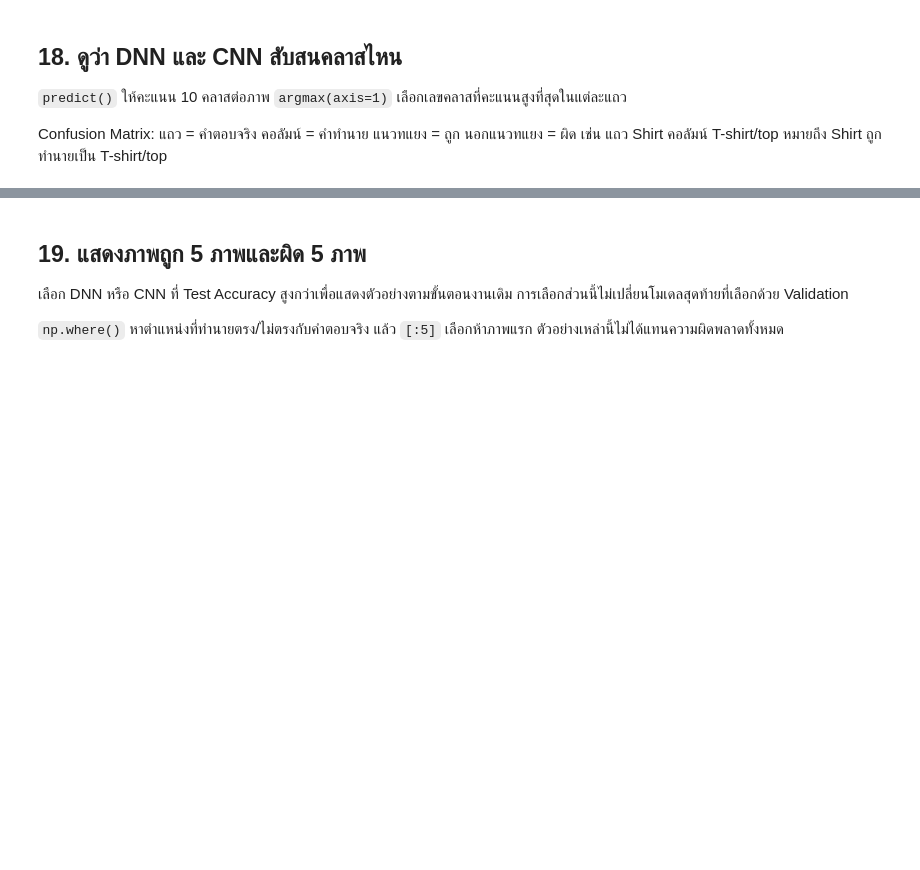
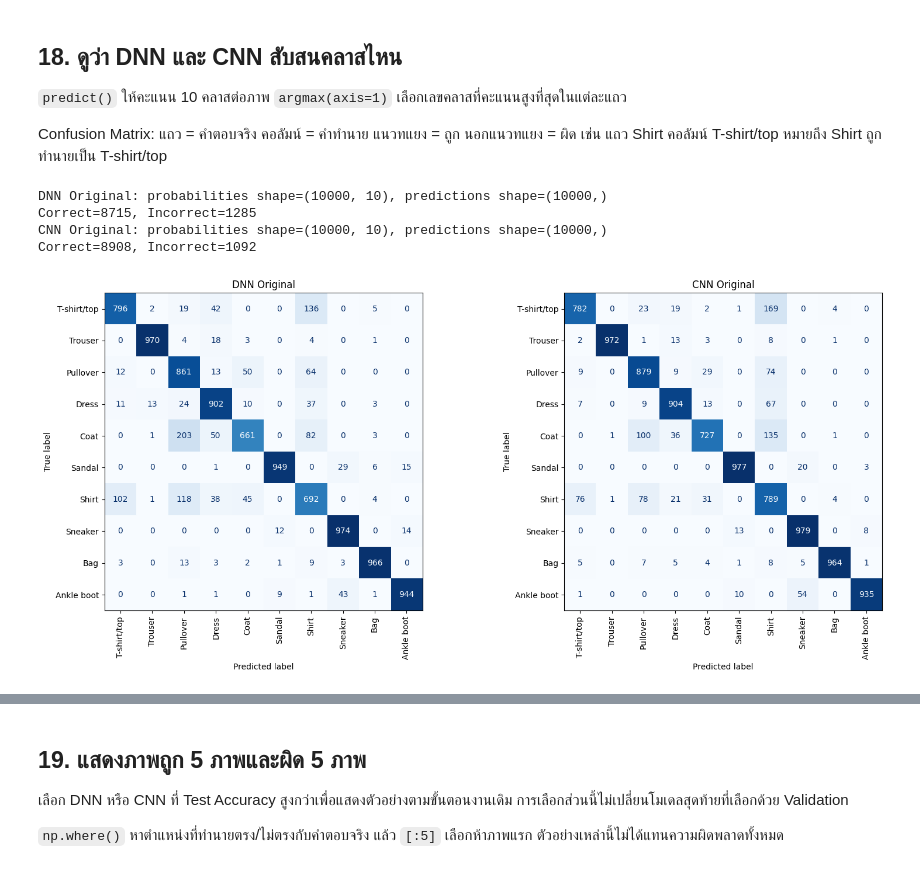
Before and after one commit to patcharaponkaewnil90-hash/deep-learning, a Jupyter notebook: ProExam01.ipynb, the cells around one changed output, grey strips where cells are left out. Saved outputs shown, nothing was run; the diff lists cells and outputs as text; code cells hidden in the pictures; blank space fills up the shorter version.

```diff
--- a/ProExam01.ipynb
+++ b/ProExam01.ipynb
@@ -315,14 +524,0 @@ Loss ของโมเดลใหม่รวมค่า L2 penalty จึง
-# %%
-_, new_val_acc = new_model.evaluate(x_val_selected, y_val, verbose=0)
-baseline_val_acc = baseline_history.history["val_accuracy"][-1]
-
-if new_val_acc > baseline_val_acc:
-    final_model = new_model
-    final_name = "New"
-else:
-    final_model = baseline
-    final_name = baseline_name
-
-print("Baseline Validation Accuracy:", baseline_val_acc)
-print("New Validation Accuracy:", new_val_acc)
-print("โมเดลสุดท้าย:", final_name)
@@ -365,16 +628,40 @@ display(pd.DataFrame({
 
 Confusion Matrix: แถว = คำตอบจริง คอลัมน์ = คำทำนาย แนวทแยง = ถูก นอกแนวทแยง = ผิด เช่น แถว Shirt คอลัมน์ T-shirt/top หมายถึง Shirt ถูกทำนายเป็น T-shirt/top
 # %%
-# ทำนาย Test Set เพื่อสร้าง Confusion Matrix ของ DNN และ CNN
-dnn_pred = np.argmax(dnn_original.predict(x_test, verbose=0), axis=1)
-cnn_pred = np.argmax(cnn_original.predict(x_test_cnn, verbose=0), axis=1)
+predictions = {}
+probabilities_by_model = {}
 
 fig, axes = plt.subplots(1, 2, figsize=(16, 7))
-for ax, name, y_pred in zip(axes, ["DNN Original", "CNN Original"], [dnn_pred, cnn_pred]):
+
+for ax, name in zip(axes, ["DNN Original", "CNN Original"]):
+    model, _, _, xt = candidates[name]
+
+    probabilities = model.predict(xt, verbose=0)
+    y_pred = np.argmax(probabilities, axis=1)
+
+    predictions[name] = y_pred
+    probabilities_by_model[name] = probabilities
+    print(f"{name}: probabilities shape={probabilities.shape}, predictions shape={y_pred.shape}")
+    print(f"Correct={np.sum(y_pred == y_test)}, Incorrect={np.sum(y_pred != y_test)}")
+
     ConfusionMatrixDisplay.from_predictions(
-        y_test, y_pred, labels=np.arange(10), display_labels=class_names,
-        cmap="Blues", xticks_rotation=90, colorbar=False, ax=ax
+        y_test,
+        y_pred,
+        labels=np.arange(10),
+        display_labels=class_names,
+        cmap="Blues",
+        xticks_rotation=90,
+        colorbar=False,
+        ax=ax
     )
+
     ax.set_title(name)
+
 plt.tight_layout()
 plt.show()
+# %% [output]
+DNN Original: probabilities shape=(10000, 10), predictions shape=(10000,)
+Correct=8715, Incorrect=1285
+CNN Original: probabilities shape=(10000, 10), predictions shape=(10000,)
+Correct=8908, Incorrect=1092
+[figure, added]
```
Also changed, not shown: parts of 50 cells of this notebook.
